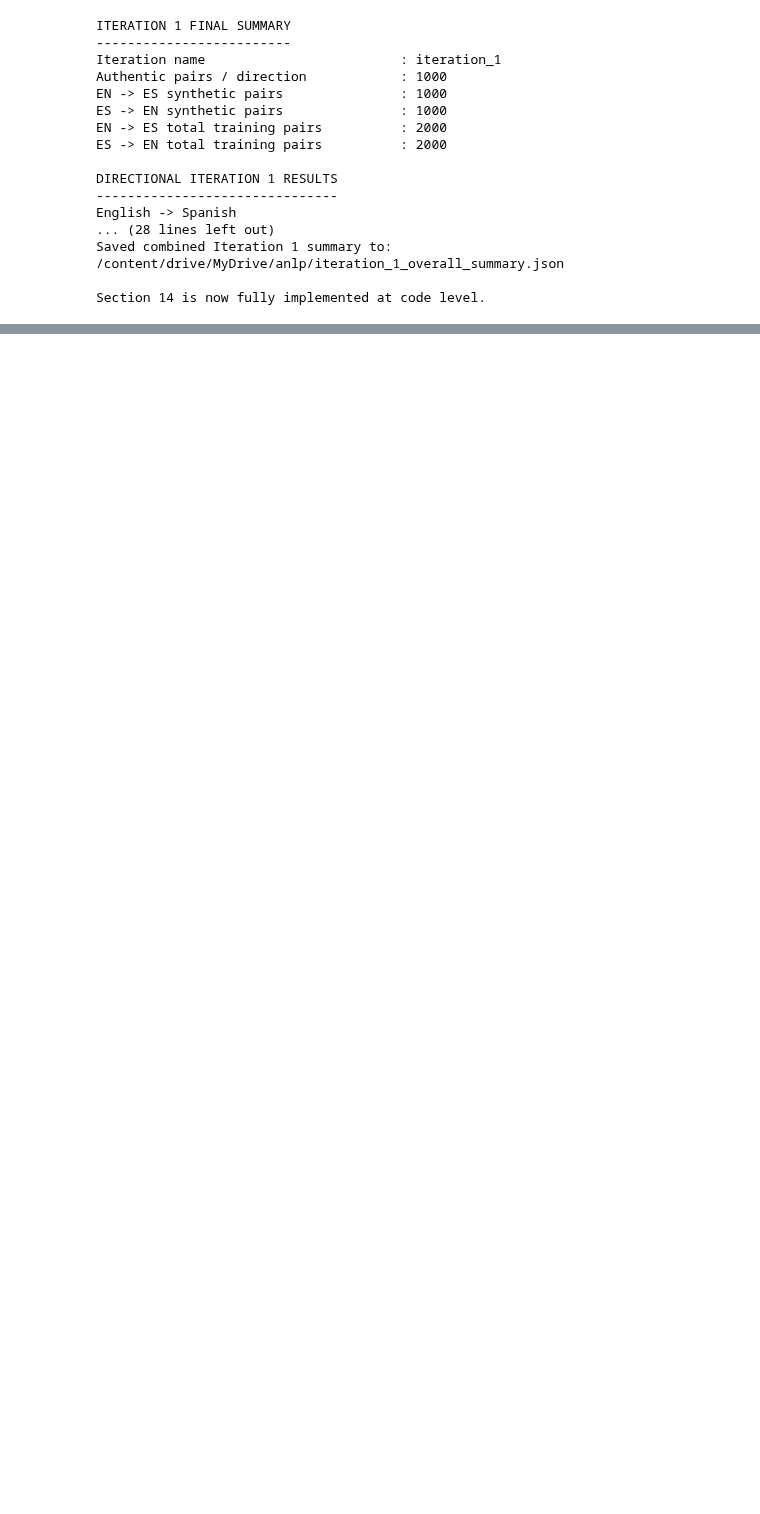
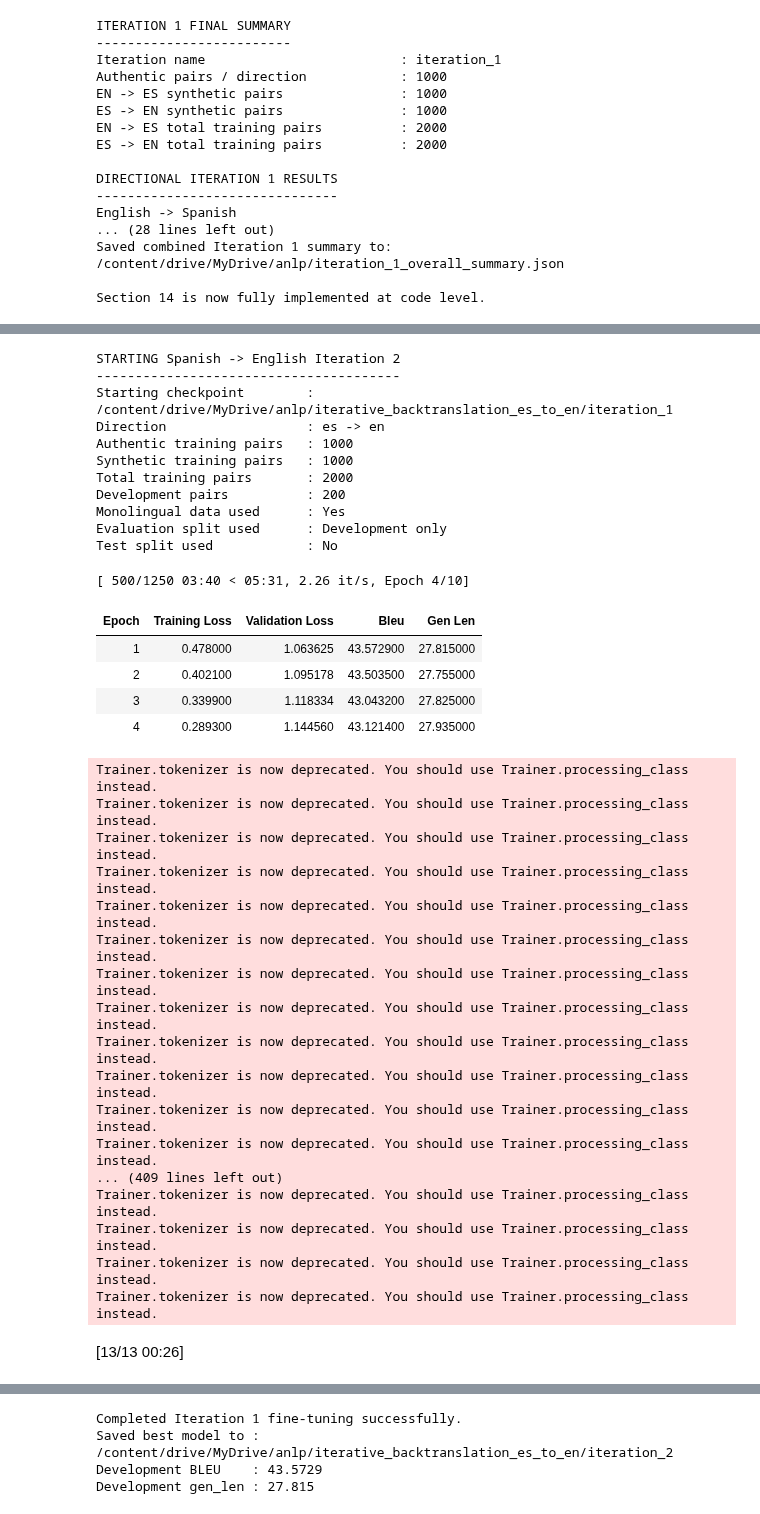
Before and after one commit to cacs2-ua/APLN-Practice2, a Jupyter notebook: true_anlp_mt (1).ipynb, the cells around one changed output, grey strips where cells are left out. Saved outputs shown, nothing was run; the diff lists cells and outputs as text; code cells hidden in the pictures; blank space fills up the shorter version.

```diff
--- a/true_anlp_mt (1).ipynb
+++ b/true_anlp_mt (1).ipynb
@@ -4954,0 +5342,55 @@ unittest.TextTestRunner(verbosity=2).run(iteration_one_test_suite)
+# %%
+# =========================
+# CELL 40: FINE-TUNE THE SPANISH -> ENGLISH MODEL FOR ITERATION 2
+# =========================
+
+spanish_to_english_iteration_2_result = fine_tune_directional_model_from_checkpoint(
+    stage_name="Spanish -> English Iteration 2",
+    starting_model_checkpoint_directory=iteration_two_es_to_en_starting_checkpoint_directory,
+    directional_tokenizer=spanish_to_english_pretrained_tokenizer,
+    train_parallel_dataset=spanish_to_english_iteration_2_train_dataset,
+    development_parallel_dataset=spanish_to_english_iteration_2_dev_dataset,
+    source_language_code=target_language_code,   # es
+    target_language_code=source_language_code,   # en
+    output_directory=iteration_two_backward_model_output_directory,
+    iteration_name=iteration_two_name,
+    authentic_parallel_pairs_used=parallel_training_size,
+    synthetic_parallel_pairs_added=len(spanish_to_english_iteration_2_synthetic_pairs),
+    max_num_epochs=iteration_two_max_num_epochs,
+)
+# %% [output]
+STARTING Spanish -> English Iteration 2
+---------------------------------------
+Starting checkpoint        : /content/drive/MyDrive/anlp/iterative_backtranslation_es_to_en/iteration_1
+Direction                  : es -> en
+Authentic training pairs   : 1000
+Synthetic training pairs   : 1000
+Total training pairs       : 2000
+Development pairs          : 200
+Monolingual data used      : Yes
+Evaluation split used      : Development only
+Test split used            : No
+[ 500/1250 03:40 < 05:31, 2.26 it/s, Epoch 4/10]
+| Epoch | Training Loss | Validation Loss | Bleu | Gen Len |
+| 1 | 0.478000 | 1.063625 | 43.572900 | 27.815000 |
+| 2 | 0.402100 | 1.095178 | 43.503500 | 27.755000 |
+| 3 | 0.339900 | 1.118334 | 43.043200 | 27.825000 |
+| 4 | 0.289300 | 1.144560 | 43.121400 | 27.935000 |
+Trainer.tokenizer is now deprecated. You should use Trainer.processing_class instead.
+Trainer.tokenizer is now deprecated. You should use Trainer.processing_class instead.
+Trainer.tokenizer is now deprecated. You should use Trainer.processing_class instead.
+Trainer.tokenizer is now deprecated. You should use Trainer.processing_class instead.
+Trainer.tokenizer is now deprecated. You should use Trainer.processing_class instead.
+Trainer.tokenizer is now deprecated. You should use Trainer.processing_class instead.
+Trainer.tokenizer is now deprecated. You should use Trainer.processing_class instead.
+Trainer.tokenizer is now deprecated. You should use Trainer.processing_class instead.
+Trainer.tokenizer is now deprecated. You should use Trainer.processing_class instead.
+Trainer.tokenizer is now deprecated. You should use Trainer.processing_class instead.
+Trainer.tokenizer is now deprecated. You should use Trainer.processing_class instead.
+Trainer.tokenizer is now deprecated. You should use Trainer.processing_class instead.
+... (409 lines left out)
+Trainer.tokenizer is now deprecated. You should use Trainer.processing_class instead.
+Trainer.tokenizer is now deprecated. You should use Trainer.processing_class instead.
+Trainer.tokenizer is now deprecated. You should use Trainer.processing_class instead.
+Trainer.tokenizer is now deprecated. You should use Trainer.processing_class instead.
+[13/13 00:26]
@@ -4954,0 +5414,4 @@ unittest.TextTestRunner(verbosity=2).run(iteration_one_test_suite)
+Completed Iteration 1 fine-tuning successfully.
+Saved best model to : /content/drive/MyDrive/anlp/iterative_backtranslation_es_to_en/iteration_2
+Development BLEU    : 43.5729
+Development gen_len : 27.815
```
Also changed, not shown: parts of 64 cells of this notebook.
